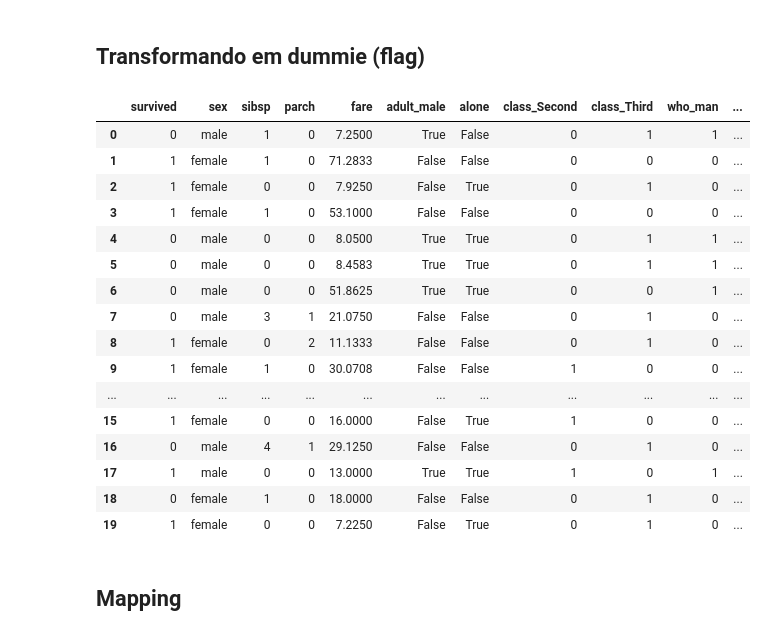
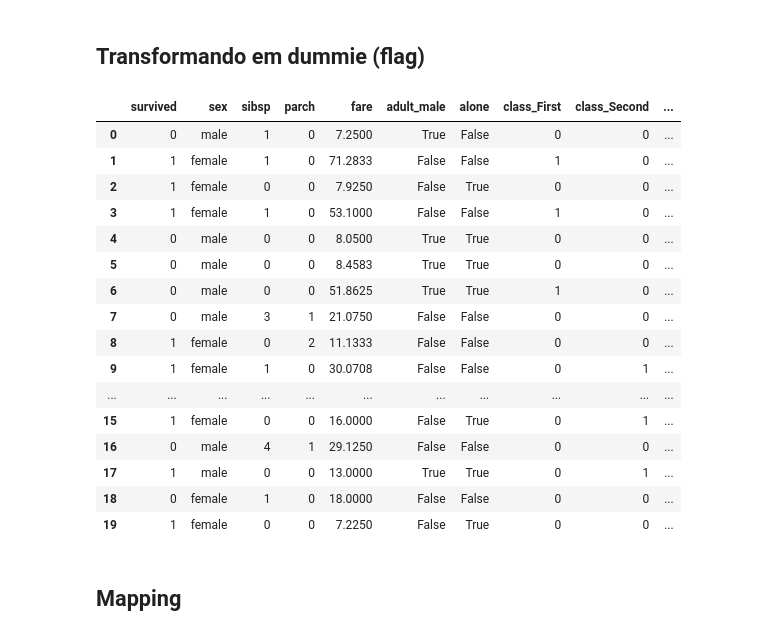
Before and after one commit to fazillig/ebac-datascience, a Jupyter notebook: Mod 7/Mod7Aula2 - Carregando e tratando os dados.ipynb, the cells around one changed output. Drawn from its saved outputs; the diff is of its cells as text; code cells hidden in the pictures.

```diff
--- a/Mod 7/Mod7Aula2 - Carregando e tratando os dados.ipynb
+++ b/Mod 7/Mod7Aula2 - Carregando e tratando os dados.ipynb
@@ -328,26 +325,26 @@ titanic_sem_na.head(2)
 ## Transformando em dummie (flag)
 # %%
 # titanic_encoded = titanic_sem_na.copy()
-titanic_encoded = pd.get_dummies(titanic_sem_na, columns=['class','who'], drop_first=True)
+titanic_encoded = pd.get_dummies(titanic_sem_na, columns=['class','who'])
 titanic_encoded.head(20)
 # %% [output]
-|  | survived | sex | sibsp | parch | fare | adult_male | alone | class_Second | class_Third | who_man | ... |
-| 0 | 0 | male | 1 | 0 | 7.2500 | True | False | 0 | 1 | 1 | ... |
-| 1 | 1 | female | 1 | 0 | 71.2833 | False | False | 0 | 0 | 0 | ... |
-| 2 | 1 | female | 0 | 0 | 7.9250 | False | True | 0 | 1 | 0 | ... |
-| 3 | 1 | female | 1 | 0 | 53.1000 | False | False | 0 | 0 | 0 | ... |
-| 4 | 0 | male | 0 | 0 | 8.0500 | True | True | 0 | 1 | 1 | ... |
-| 5 | 0 | male | 0 | 0 | 8.4583 | True | True | 0 | 1 | 1 | ... |
-| 6 | 0 | male | 0 | 0 | 51.8625 | True | True | 0 | 0 | 1 | ... |
-| 7 | 0 | male | 3 | 1 | 21.0750 | False | False | 0 | 1 | 0 | ... |
-| 8 | 1 | female | 0 | 2 | 11.1333 | False | False | 0 | 1 | 0 | ... |
-| 9 | 1 | female | 1 | 0 | 30.0708 | False | False | 1 | 0 | 0 | ... |
-| ... | ... | ... | ... | ... | ... | ... | ... | ... | ... | ... | ... |
-| 15 | 1 | female | 0 | 0 | 16.0000 | False | True | 1 | 0 | 0 | ... |
-| 16 | 0 | male | 4 | 1 | 29.1250 | False | False | 0 | 1 | 0 | ... |
-| 17 | 1 | male | 0 | 0 | 13.0000 | True | True | 1 | 0 | 1 | ... |
-| 18 | 0 | female | 1 | 0 | 18.0000 | False | False | 0 | 1 | 0 | ... |
-| 19 | 1 | female | 0 | 0 | 7.2250 | False | True | 0 | 1 | 0 | ... |
+|  | survived | sex | sibsp | parch | fare | adult_male | alone | class_First | class_Second | ... |
+| 0 | 0 | male | 1 | 0 | 7.2500 | True | False | 0 | 0 | ... |
+| 1 | 1 | female | 1 | 0 | 71.2833 | False | False | 1 | 0 | ... |
+| 2 | 1 | female | 0 | 0 | 7.9250 | False | True | 0 | 0 | ... |
+| 3 | 1 | female | 1 | 0 | 53.1000 | False | False | 1 | 0 | ... |
+| 4 | 0 | male | 0 | 0 | 8.0500 | True | True | 0 | 0 | ... |
+| 5 | 0 | male | 0 | 0 | 8.4583 | True | True | 0 | 0 | ... |
+| 6 | 0 | male | 0 | 0 | 51.8625 | True | True | 1 | 0 | ... |
+| 7 | 0 | male | 3 | 1 | 21.0750 | False | False | 0 | 0 | ... |
+| 8 | 1 | female | 0 | 2 | 11.1333 | False | False | 0 | 0 | ... |
+| 9 | 1 | female | 1 | 0 | 30.0708 | False | False | 0 | 1 | ... |
+| ... | ... | ... | ... | ... | ... | ... | ... | ... | ... | ... |
+| 15 | 1 | female | 0 | 0 | 16.0000 | False | True | 0 | 1 | ... |
+| 16 | 0 | male | 4 | 1 | 29.1250 | False | False | 0 | 0 | ... |
+| 17 | 1 | male | 0 | 0 | 13.0000 | True | True | 0 | 1 | ... |
+| 18 | 0 | female | 1 | 0 | 18.0000 | False | False | 0 | 0 | ... |
+| 19 | 1 | female | 0 | 0 | 7.2250 | False | True | 0 | 0 | ... |
 # %% [markdown]
 ## Mapping
 # %%
```
Also changed, not shown: parts of 12 cells of this notebook, 2 other files.
